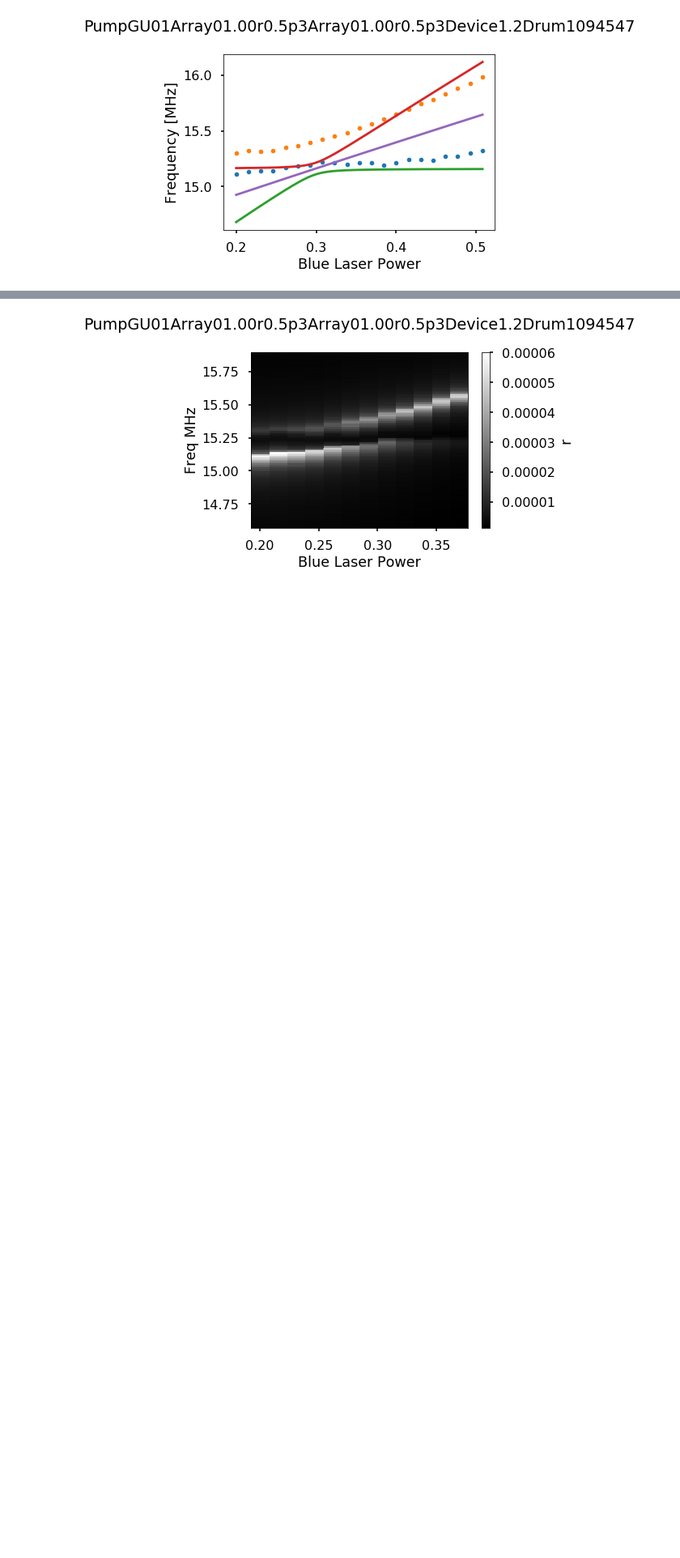
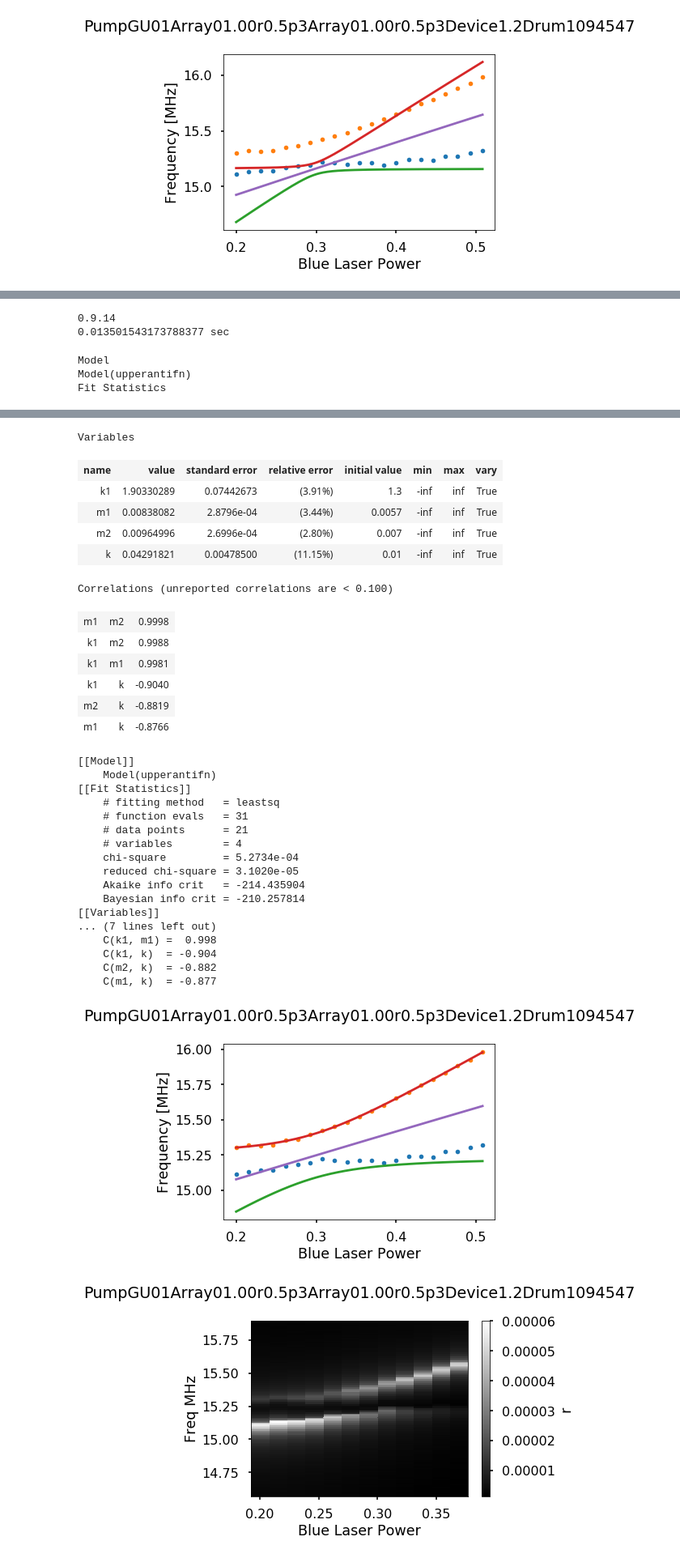
Before and after one commit to horowitz-lab/NetMAP, a Jupyter notebook: Gate Sweep Curves.ipynb, the cells around one changed output, grey strips where cells are left out. Shown at 81% size. Drawn from its saved outputs; the diff is of its cells as text; code cells hidden in the pictures; blank space fills up the shorter version.

Commit message:
BLD: Fit to one of the two curves (needs more)

```diff
--- a/Gate Sweep Curves.ipynb
+++ b/Gate Sweep Curves.ipynb
@@ -280,0 +295,48 @@ array([0.61803399, 1.        , 1.1755705 ])
+# %%
+from lmfit import Model
+import lmfit
+print(lmfit.__version__)
+
+upperantim = Model(upperantifn)
+lowerantim = Model(lowerantifn)
+
+params1 = lmfit.Parameters()
+params1.add('k1', value=1.3, vary=True)
+params1.add('m1', value=.0057, vary=True) # should maybe have max 1, but seems to work better without.
+params1.add('m2', value=.007 , vary=True)
+params1.add('k', value=0.01, vary=True)
+
+
+start = timer()
+result1 = upperantim.fit(data=peakfreqsp.iloc[:,1].values, x=peakfreqsp.index.values, params=params1)
+end = timer()
+print (str(end-start) + ' sec');
+display(result1)
+print(result1.fit_report())
+#print(result1.ci_report())
+
+
+## Plot it.
+dk = frange(peakfreqsp.index.values.min(), peakfreqsp.index.values.max(), .001)
+
+## test parameters
+k1 = result1.values['k1']   # lower is curvier, higher is larger values and straighter. higher also moves the crossing to the right.
+m1 = result1.values['m1']    # lower moves the crossing to the right, higher moves the crossing to the left
+m2 = result1.values['m2']    # lower moves the crossing to the left, higher moves the crossing to the right
+            # if both masses get lower, the crossing gets higher
+k = result1.values['k'];     # higher makes the anti-crossing wider, lower makes the anti-crossing closer.
+
+peakfreqsp.plot( marker = '.', linestyle = 'None', legend=None)
+plt.ylabel("Frequency [MHz]")
+plt.title(file + '\n')
+plt.plot(dk,lowerantifn(dk, m1,m2,k,k1))
+plt.plot(dk,upperantifn(dk, m1,m2,k,k1))
+plt.plot(dk,middle1(dk, m1,m2,k,k1))
+
+del m1,m2,k,k1,dk
+# %% [output]
+0.9.14
+0.013501543173788377 sec
+Model
+Model(upperantifn)
+Fit Statistics
@@ -281,3 +351,34 @@ array([0.61803399, 1.        , 1.1755705 ])
+Variables
+| name | value | standard error | relative error | initial value | min | max | vary |
+| k1 | 1.90330289 | 0.07442673 | (3.91%) | 1.3 | -inf | inf | True |
+| m1 | 0.00838082 | 2.8796e-04 | (3.44%) | 0.0057 | -inf | inf | True |
+| m2 | 0.00964996 | 2.6996e-04 | (2.80%) | 0.007 | -inf | inf | True |
+| k | 0.04291821 | 0.00478500 | (11.15%) | 0.01 | -inf | inf | True |
+Correlations (unreported correlations are < 0.100)
+| m1 | m2 | 0.9998 |
+| k1 | m2 | 0.9988 |
+| k1 | m1 | 0.9981 |
+| k1 | k | -0.9040 |
+| m2 | k | -0.8819 |
+| m1 | k | -0.8766 |
+[[Model]]
+    Model(upperantifn)
+[[Fit Statistics]]
+    # fitting method   = leastsq
+    # function evals   = 31
+    # data points      = 21
+    # variables        = 4
+    chi-square         = 5.2734e-04
+    reduced chi-square = 3.1020e-05
+    Akaike info crit   = -214.435904
+    Bayesian info crit = -210.257814
+[[Variables]]
+... (7 lines left out)
+    C(k1, m1) =  0.998
+    C(k1, k)  = -0.904
+    C(m2, k)  = -0.882
+    C(m1, k)  = -0.877
+[figure, added]
 # %%
 lf = df['Freq MHz'] > 14.57
 hf = df['Freq MHz'] < 15.9
```
Also changed, not shown: parts of 6 cells of this notebook.
